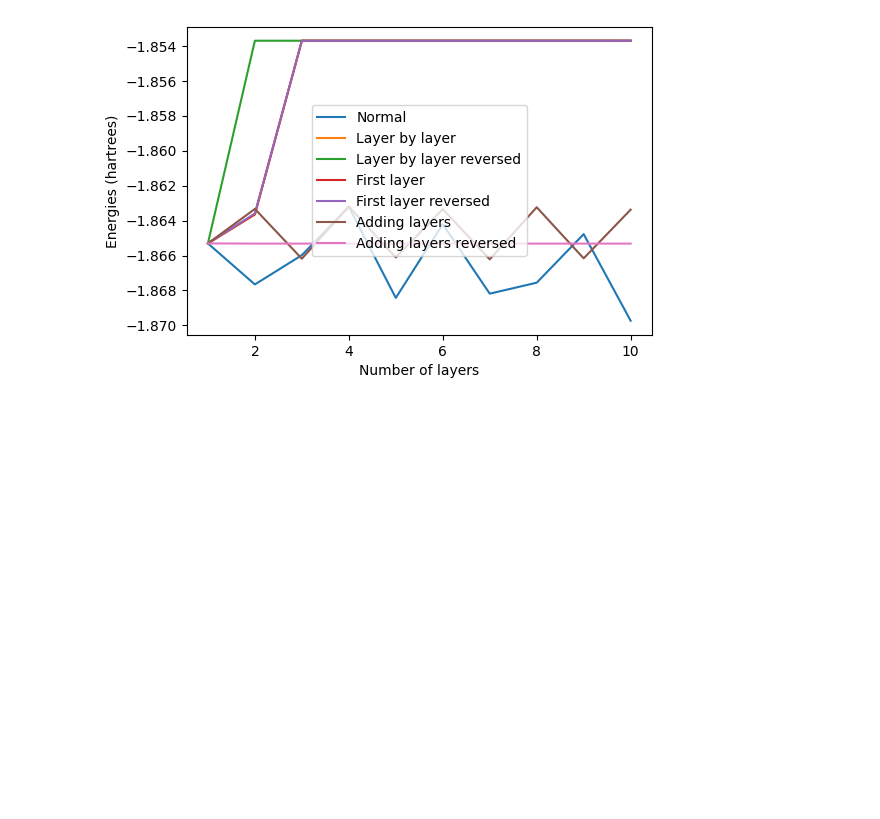
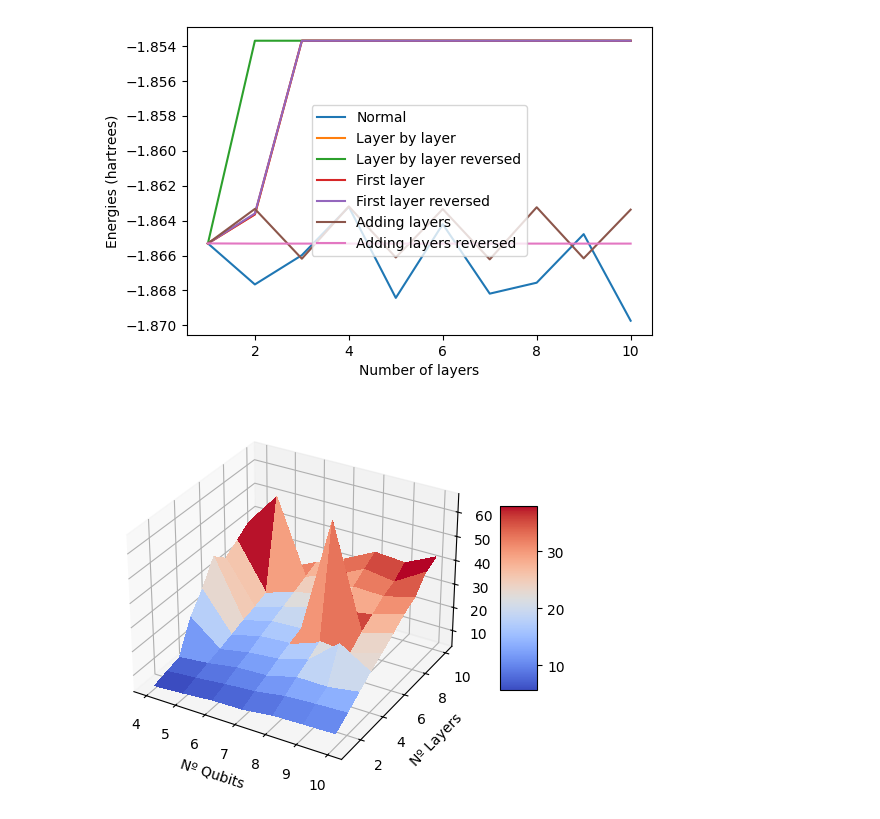
Before and after one commit to JLSM02/QML-Avoiding-BP, a Jupyter notebook: notebooks/VQE/BP_mitigation/layer_training.ipynb, the cells around one changed output. Drawn from its saved outputs; the diff is of its cells as text; code cells hidden in the pictures; blank space fills up the shorter version.

Commit message:
surface layer training

```diff
--- a/notebooks/VQE/BP_mitigation/layer_training.ipynb
+++ b/notebooks/VQE/BP_mitigation/layer_training.ipynb
@@ -24,8 +26,7 @@ res_some_layers = {"times":[], "iters": [], "energies": []}
 res_some_layers_rev = {"times":[], "iters": [], "energies": []}
 res_adding_layers = {"times":[], "iters": [], "energies": []}
 res_adding_layers_rev = {"times":[], "iters": [], "energies": []}
-for i in range(1,11):
-    num_layers=i
+for num_layers in range(1,11):
     #cf.expand_observable(hamiltonian, num_qubits)
     ansatz, n_params = anz.build_Nlocal_ansatz(num_qubits, num_layers)
     t0 = time.time()
@@ -116,0 +155,82 @@ plt.plot()
+# %%
+X = range(4,11)
+Y = range(1,11)
+Z = np.zeros((len(Y), len(X)))
+
+# Vectors for grid
+fig, ax = plt.subplots(subplot_kw={"projection": "3d"})
+for i in range(len(X)):
+    for j in range(len(Y)):
+        Z[j,i] = res_normal[i]["times"][j]
+X, Y = np.meshgrid(X, Y)
+
+# Plot the surface.
+surf = ax.plot_surface(X, Y, Z, cmap=cm.coolwarm, linewidth=0, antialiased=False)
+plt.xlabel('Nº Qubits')
+plt.ylabel('Nº Layers')
+
+# Add a color bar which maps values to colors.
+fig.colorbar(surf, shrink=0.5, aspect=5)
+plt.show()
+
+X = range(4,11)
+Y = range(1,11)
+Z = np.zeros((len(Y), len(X)))
+
+# Vectors for grid
+fig, ax = plt.subplots(subplot_kw={"projection": "3d"})
+for i in range(len(X)):
+    for j in range(len(Y)):
+        Z[j,i] = res_some_layers[i]["times"][j]
+X, Y = np.meshgrid(X, Y)
+
+# Plot the surface.
+surf = ax.plot_surface(X, Y, Z, cmap=cm.coolwarm, linewidth=0, antialiased=False)
+plt.xlabel('Nº Qubits')
+plt.ylabel('Nº Layers')
+
+# Add a color bar which maps values to colors.
+fig.colorbar(surf, shrink=0.5, aspect=5)
+plt.show()
+
+X = range(4,11)
+Y = range(1,11)
+Z = np.zeros((len(Y), len(X)))
+
+# Vectors for grid
+fig, ax = plt.subplots(subplot_kw={"projection": "3d"})
+for i in range(len(X)):
+    for j in range(len(Y)):
+        Z[j,i] = res_some_layers_rev[i]["times"][j]
+X, Y = np.meshgrid(X, Y)
+
+# Plot the surface.
+surf = ax.plot_surface(X, Y, Z, cmap=cm.coolwarm, linewidth=0, antialiased=False)
+plt.xlabel('Nº Qubits')
+plt.ylabel('Nº Layers')
+
+# Add a color bar which maps values to colors.
+fig.colorbar(surf, shrink=0.5, aspect=5)
+plt.show()
+
+X = range(4,11)
+Y = range(1,11)
+Z = np.zeros((len(Y), len(X)))
+
+# Vectors for grid
+fig, ax = plt.subplots(subplot_kw={"projection": "3d"})
+for i in range(len(X)):
+    for j in range(len(Y)):
+        Z[j,i] = res_adding_layers_rev[i]["times"][j]
+X, Y = np.meshgrid(X, Y)
+
+# Plot the surface.
+surf = ax.plot_surface(X, Y, Z, cmap=cm.coolwarm, linewidth=0, antialiased=False)
+plt.xlabel('Nº Qubits')
+plt.ylabel('Nº Layers')
+
+# Add a color bar which maps values to colors.
+fig.colorbar(surf, shrink=0.5, aspect=5)
+plt.show()
+# %% [output]
+[figure, added]
```
Also changed, not shown: parts of 3 cells of this notebook.
